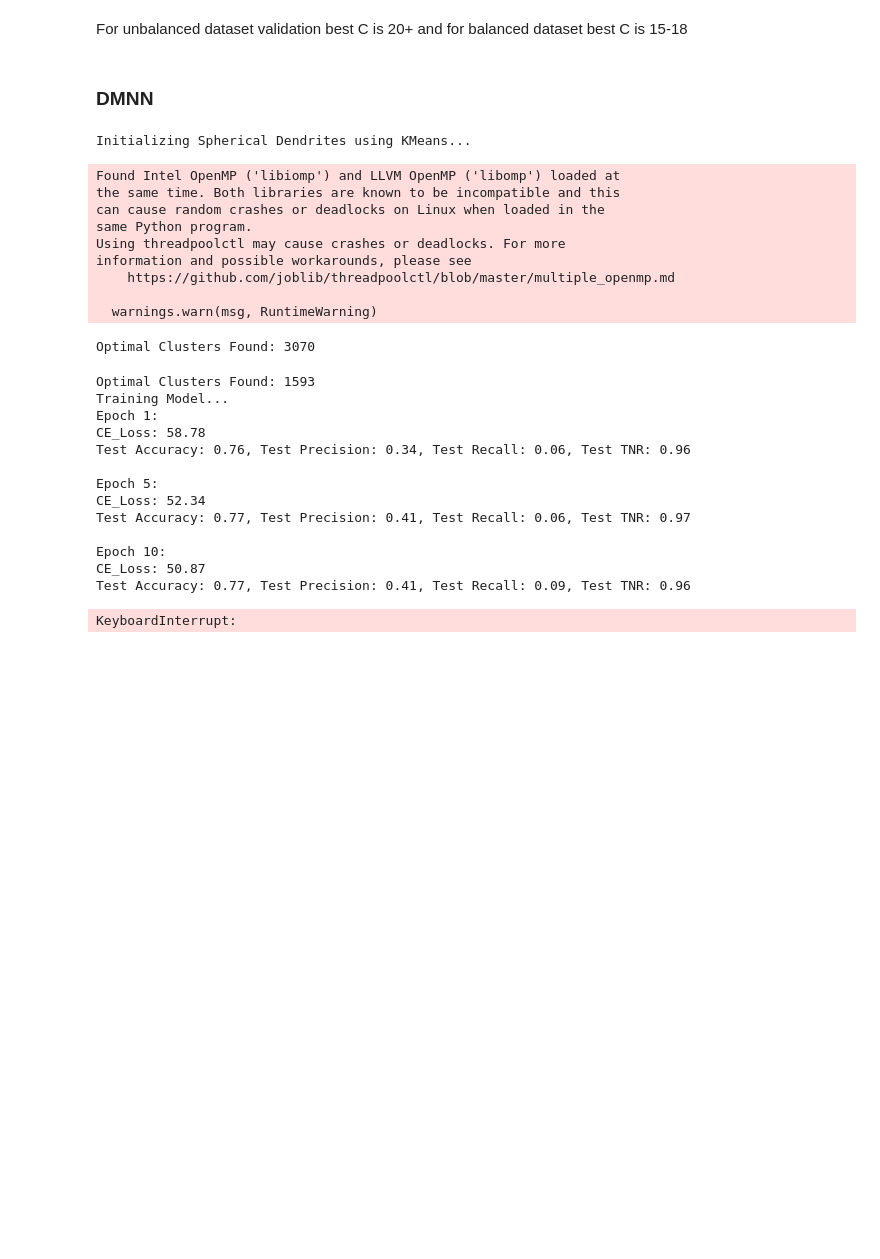
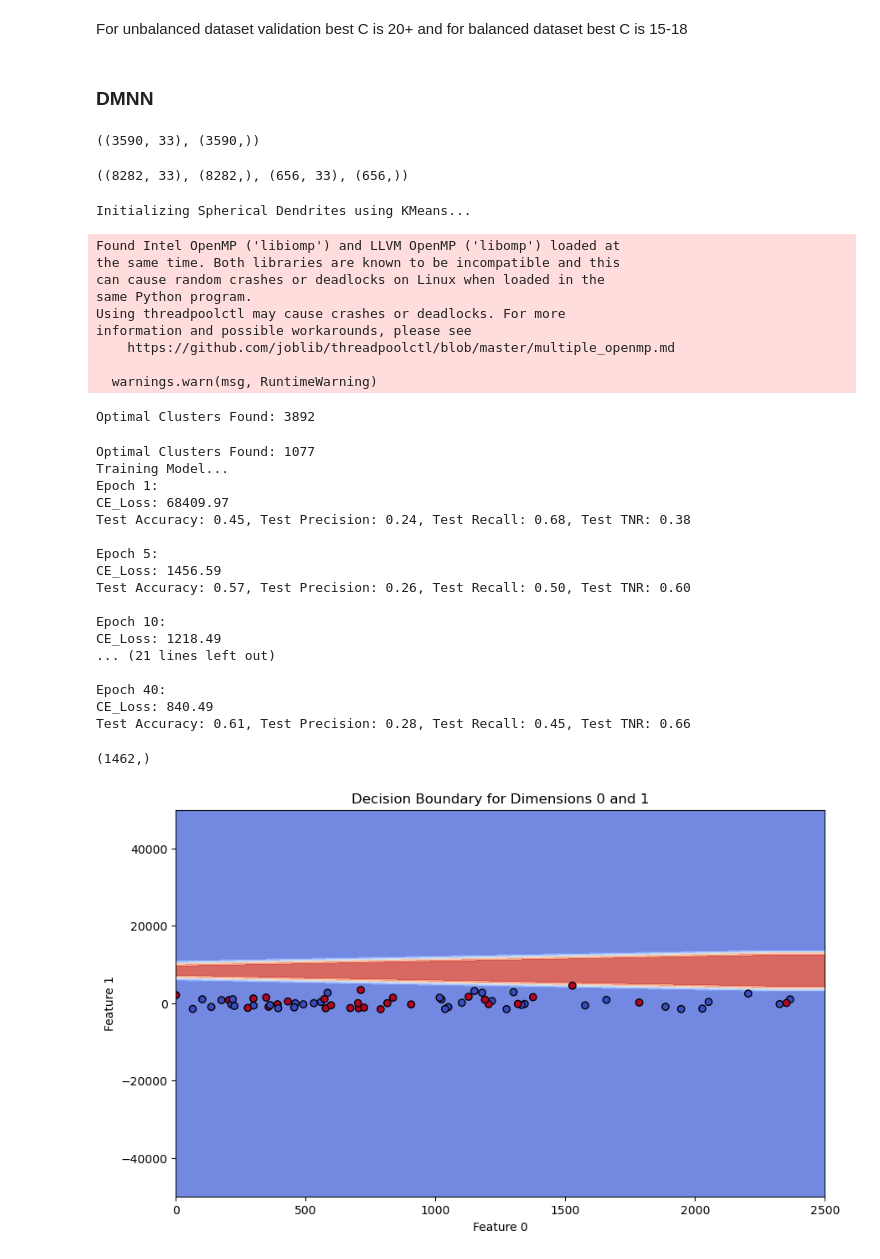
Before and after one commit to josephyu11600/DMNN_SGD, a Jupyter notebook: dmnn_project.ipynb, the cells around one changed output. Cells and saved outputs as stored; diff of their text form; code cells hidden in the pictures; blank space fills up the shorter version.

Commit message:
finish implementation and metric generation

```diff
--- a/dmnn_project.ipynb
+++ b/dmnn_project.ipynb
@@ -293,6 +402,9 @@ y_val = y_val_unbalanced
+# %%
+X_train_balanced.shape, y_train_balanced.shape
+# %% [output]
+((3590, 33), (3590,))
 # %%
 class_weights = compute_class_weight('balanced', classes=np.unique(y_train), y=y_train)
-class_weights = torch.tensor(class_weights, dtype=torch.float32)
 # %%
 import torch
 import torch.nn.functional as F
@@ -430,7 +537,7 @@ def validate_model(model, x, y):
 
     return accuracy, precision, recall, TNR
 
-def model_training_and_validating(data_split, error_threshold=[.5, .1], num_epochs=400, silent=False, concat_train_test=False):
+def model_training_and_validating(data_split, error_threshold=[.4, .4], num_epochs=400, silent=False, concat_train_test=False):
     X_train, y_train, X_val, y_val = data_split
 
     dmnn_model = DMNN(X_train, y_train, error_thresold=error_threshold, classes=2)
@@ -473,8 +580,12 @@ def model_training_and_validating(data_split, error_threshold=[.5, .1], num_epoc
 
 
     return dmnn_model, losses_dict, metrics_dict
+# %%
+X_train.shape, y_train.shape, X_val.shape, y_val.shape
+# %% [output]
+((8282, 33), (8282,), (656, 33), (656,))
 # %%
-model, losses_dict, metrics_dict = model_training_and_validating([X_train_balanced, y_train_balanced, X_val, y_val], num_epochs=40, silent=False)
+model, losses_dict, metrics_dict = model_training_and_validating([X_train, y_train, X_val_unbalanced_pca, y_val_unbalanced], num_epochs=40, silent=False)
 # %% [output]
 Initializing Spherical Dendrites using KMeans...
 Found Intel OpenMP ('libiomp') and LLVM OpenMP ('libomp') loaded at
@@ -486,18 +597,21 @@ information and possible workarounds, please see
     https://github.com/joblib/threadpoolctl/blob/master/multiple_openmp.md
 
   warnings.warn(msg, RuntimeWarning)
-Optimal Clusters Found: 3070
+Optimal Clusters Found: 3892
-Optimal Clusters Found: 1593
+Optimal Clusters Found: 1077
 Training Model...
 Epoch 1:
-CE_Loss: 58.78
-Test Accuracy: 0.76, Test Precision: 0.34, Test Recall: 0.06, Test TNR: 0.96
+CE_Loss: 68409.97
+Test Accuracy: 0.45, Test Precision: 0.24, Test Recall: 0.68, Test TNR: 0.38
 
 Epoch 5:
-CE_Loss: 52.34
-Test Accuracy: 0.77, Test Precision: 0.41, Test Recall: 0.06, Test TNR: 0.97
+CE_Loss: 1456.59
+Test Accuracy: 0.57, Test Precision: 0.26, Test Recall: 0.50, Test TNR: 0.60
 
 Epoch 10:
-CE_Loss: 50.87
-Test Accuracy: 0.77, Test Precision: 0.41, Test Recall: 0.09, Test TNR: 0.96
+CE_Loss: 1218.49
+... (21 lines left out)
+
+Epoch 40:
+CE_Loss: 840.49
+Test Accuracy: 0.61, Test Precision: 0.28, Test Recall: 0.45, Test TNR: 0.66
-KeyboardInterrupt:
@@ -503,0 +623,41 @@ KeyboardInterrupt:
+# %%
+x_preds.shape
+# %% [output]
+(1462,)
+# %%
+# Select two dimensions for visualization
+dim1, dim2 = 0, 1  # Indices of features to visualize
+
+pca = PCA(n_components=2)
+X_2d = pca.fit_transform(X_val)
+
+pca_75 = PCA(n_components=33)
+pca_75.fit(X_val)
+
+# Create a grid for the selected dimensions
+x_min, x_max = X_2d[:, dim1].min() - 1, X_2d[:, dim1].max() + 1
+y_min, y_max = X_2d[:, dim2].min() - 1, X_2d[:, dim2].max() + 1
+xx, yy = np.meshgrid(np.linspace(x_min, x_max, 200), np.linspace(y_min, y_max, 200))
+
+# Create a grid in the original 75D space
+grid_points_2d = np.c_[xx.ravel(), yy.ravel()]
+grid_points_full = pca.inverse_transform(grid_points_2d)
+grid_points_75d = pca_75.transform(grid_points_full)
+
+# Get predictions for the grid points
+with torch.no_grad():
+    Z = model(torch.tensor(grid_points_75d, dtype=torch.float32)).argmax(dim=1).numpy()
+Z = Z.reshape(xx.shape)
+# %%
+# Plot decision boundary
+plt.figure(figsize=(10, 6))
+plt.contourf(xx, yy, Z, alpha=0.8, cmap=plt.cm.coolwarm)
+plt.scatter(X_2d[:, dim1], X_2d[:, dim2], c=y_val, edgecolor='k', cmap=plt.cm.coolwarm)
+plt.title(f"Decision Boundary for Dimensions {dim1} and {dim2}")
+plt.xlabel(f"Feature {dim1}")
+plt.ylabel(f"Feature {dim2}")
+plt.xlim(0, 2500)
+plt.ylim(-50000, 50000)
+plt.show()
+# %% [output]
+[figure, added]
```
Also changed, not shown: parts of 80 cells of this notebook, 3 other files.
